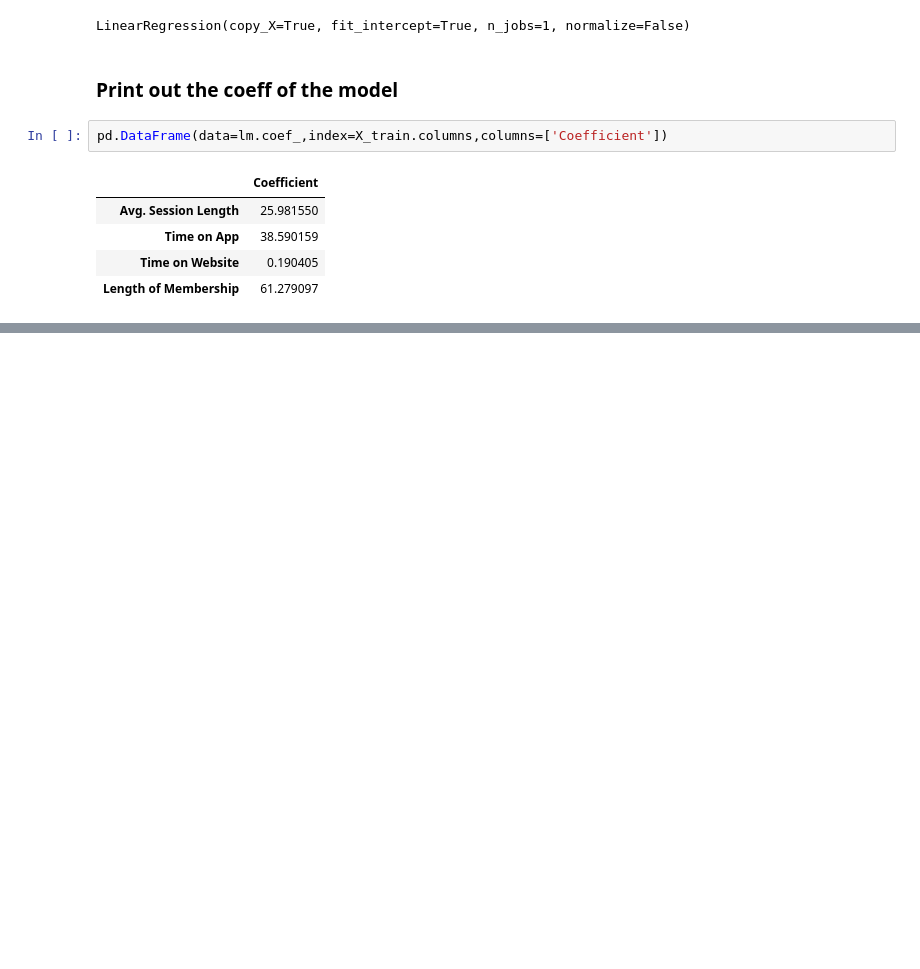
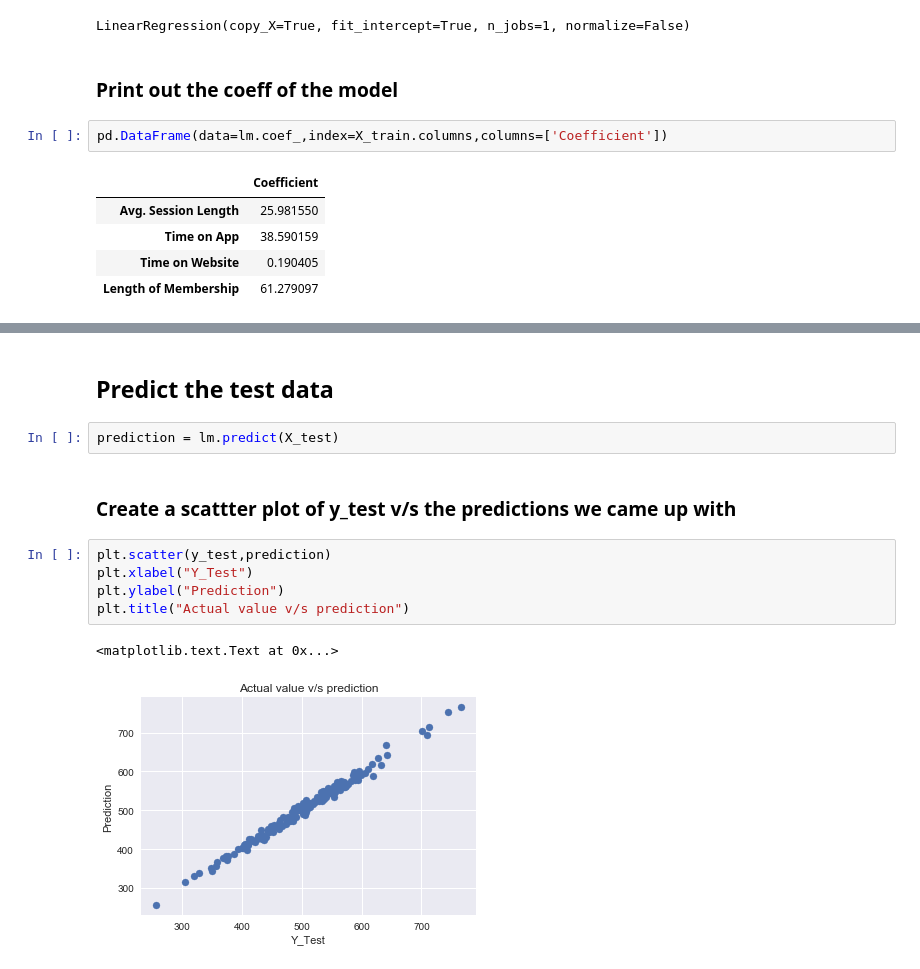
Before and after one commit to IrwingD/ML-Linear-Regression-Basics, a Jupyter notebook: Linear Regression In Python.ipynb, the cells around one changed output, grey strips where cells are left out. Drawn from its saved outputs; the diff is of its cells as text; blank space fills up the shorter version.

```diff
--- a/Linear Regression In Python.ipynb
+++ b/Linear Regression In Python.ipynb
@@ -119,0 +127,14 @@ pd.DataFrame(data=lm.coef_,index=X_train.columns,columns=['Coefficient'])
+# %% [markdown]
+## Predict the test data
+# %%
+prediction = lm.predict(X_test)
+# %% [markdown]
+### Create a scattter plot of y_test v/s the predictions we came up with
+# %%
+plt.scatter(y_test,prediction)
+plt.xlabel("Y_Test")
+plt.ylabel("Prediction")
+plt.title("Actual value v/s prediction")
+# %% [output]
+<matplotlib.text.Text at 0x...>
+[figure, added]
```
Also changed, not shown: parts of 6 cells of this notebook.
